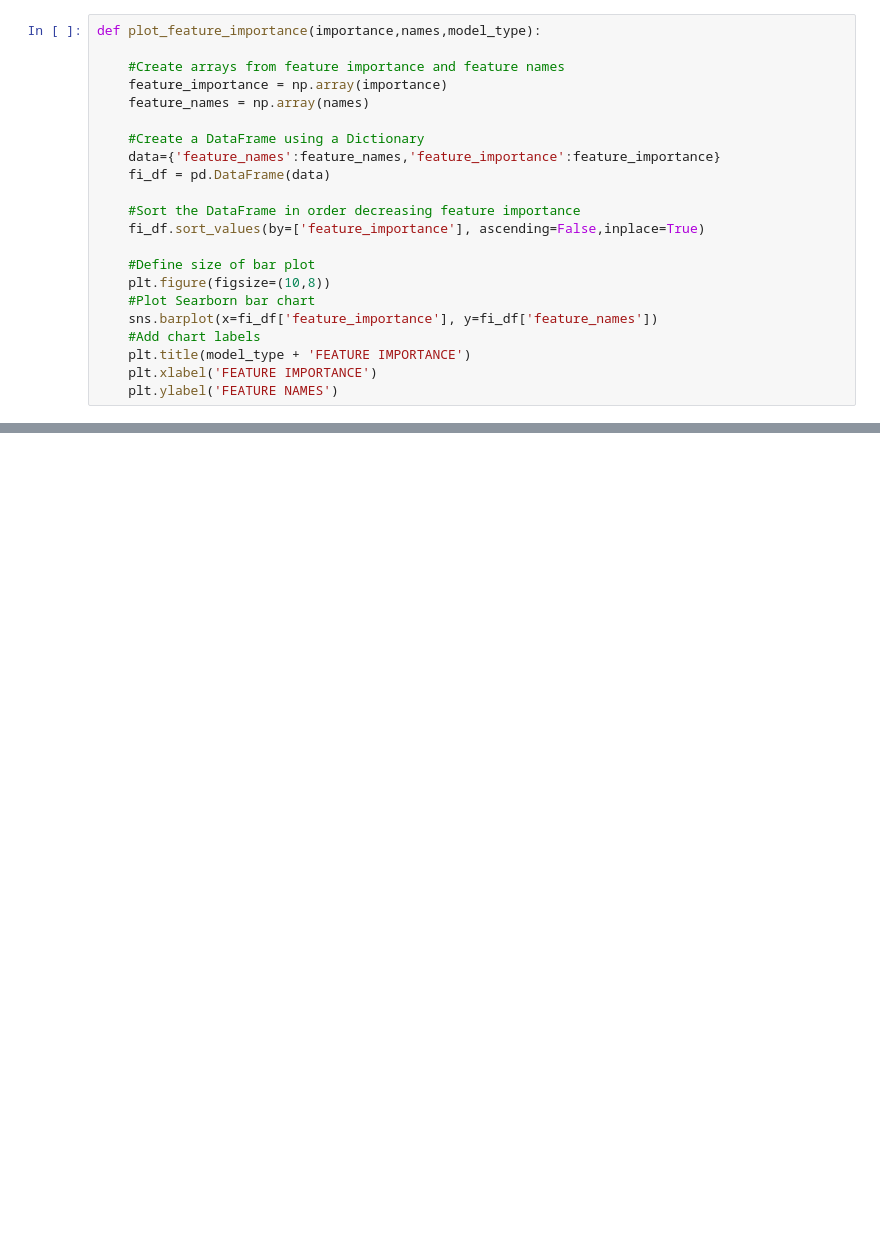
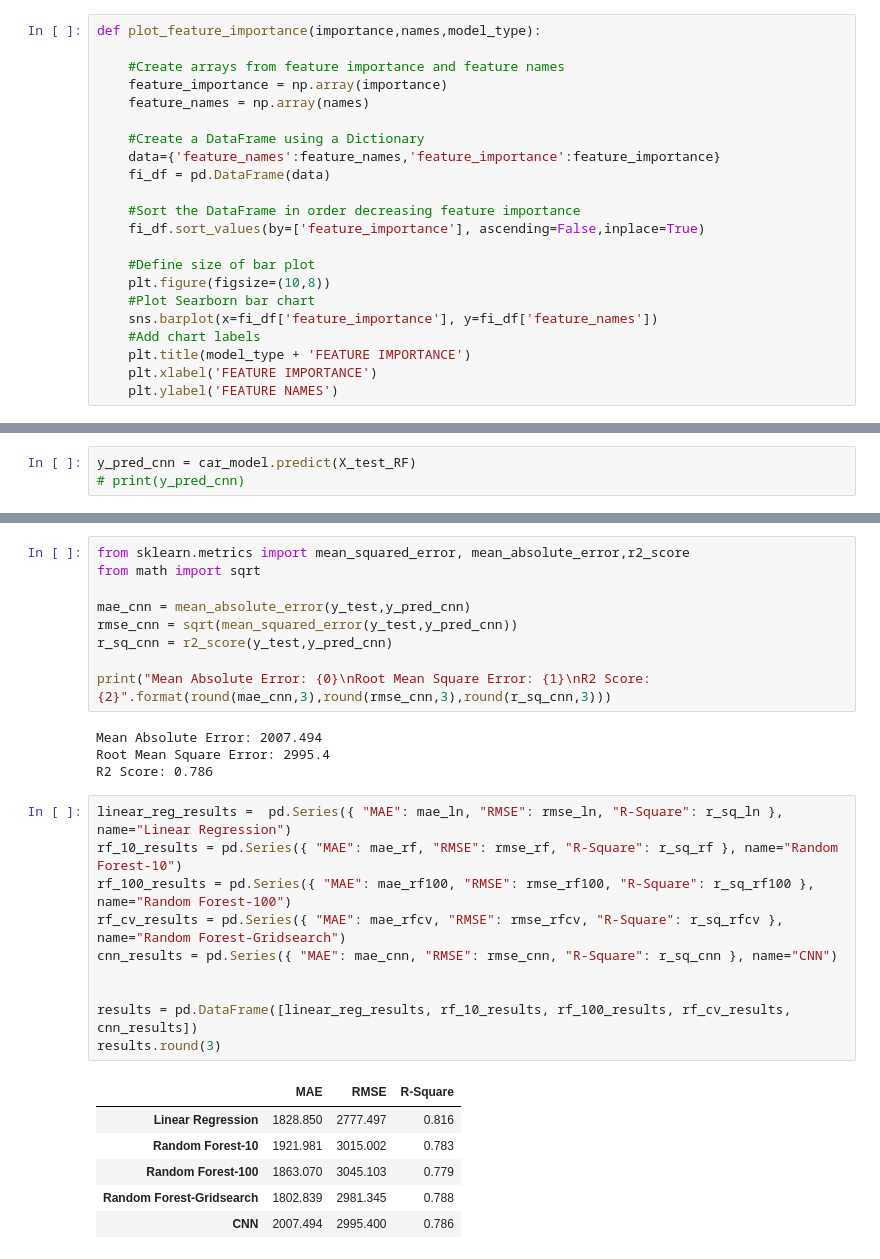
Before and after one commit to Sharzzz001/Machine-Learning-Applications-and-Kaggle-Competitions, a Jupyter notebook: Self-Projects/Car Price barcelona/main.ipynb, the cells around one changed output, grey strips where cells are left out. Saved outputs shown, nothing was run; the diff lists cells and outputs as text; blank space fills up the shorter version.

```diff
--- a/Self-Projects/Car Price barcelona/main.ipynb
+++ b/Self-Projects/Car Price barcelona/main.ipynb
@@ -515,0 +603,3 @@ CNN
+# %%
+y_pred_cnn = car_model.predict(X_test_RF)
+# print(y_pred_cnn)
@@ -515,0 +608,30 @@ CNN
+# %%
+from sklearn.metrics import mean_squared_error, mean_absolute_error,r2_score
+from math import sqrt
+
+mae_cnn = mean_absolute_error(y_test,y_pred_cnn)
+rmse_cnn = sqrt(mean_squared_error(y_test,y_pred_cnn))
+r_sq_cnn = r2_score(y_test,y_pred_cnn)
+
+print("Mean Absolute Error: {0}\nRoot Mean Square Error: {1}\nR2 Score: {2}".format(round(mae_cnn,3),round(rmse_cnn,3),round(r_sq_cnn,3)))
+# %% [output]
+Mean Absolute Error: 2007.494
+Root Mean Square Error: 2995.4
+R2 Score: 0.786
+# %%
+linear_reg_results =  pd.Series({ "MAE": mae_ln, "RMSE": rmse_ln, "R-Square": r_sq_ln }, name="Linear Regression")
+rf_10_results = pd.Series({ "MAE": mae_rf, "RMSE": rmse_rf, "R-Square": r_sq_rf }, name="Random Forest-10")
+rf_100_results = pd.Series({ "MAE": mae_rf100, "RMSE": rmse_rf100, "R-Square": r_sq_rf100 }, name="Random Forest-100")
+rf_cv_results = pd.Series({ "MAE": mae_rfcv, "RMSE": rmse_rfcv, "R-Square": r_sq_rfcv }, name="Random Forest-Gridsearch")
+cnn_results = pd.Series({ "MAE": mae_cnn, "RMSE": rmse_cnn, "R-Square": r_sq_cnn }, name="CNN")
+
+
+results = pd.DataFrame([linear_reg_results, rf_10_results, rf_100_results, rf_cv_results, cnn_results])
+results.round(3)
+# %% [output]
+|  | MAE | RMSE | R-Square |
+| Linear Regression | 1828.850 | 2777.497 | 0.816 |
+| Random Forest-10 | 1921.981 | 3015.002 | 0.783 |
+| Random Forest-100 | 1863.070 | 3045.103 | 0.779 |
+| Random Forest-Gridsearch | 1802.839 | 2981.345 | 0.788 |
+| CNN | 2007.494 | 2995.400 | 0.786 |
```
Also changed, not shown: parts of 31 cells of this notebook, 1 other file.
